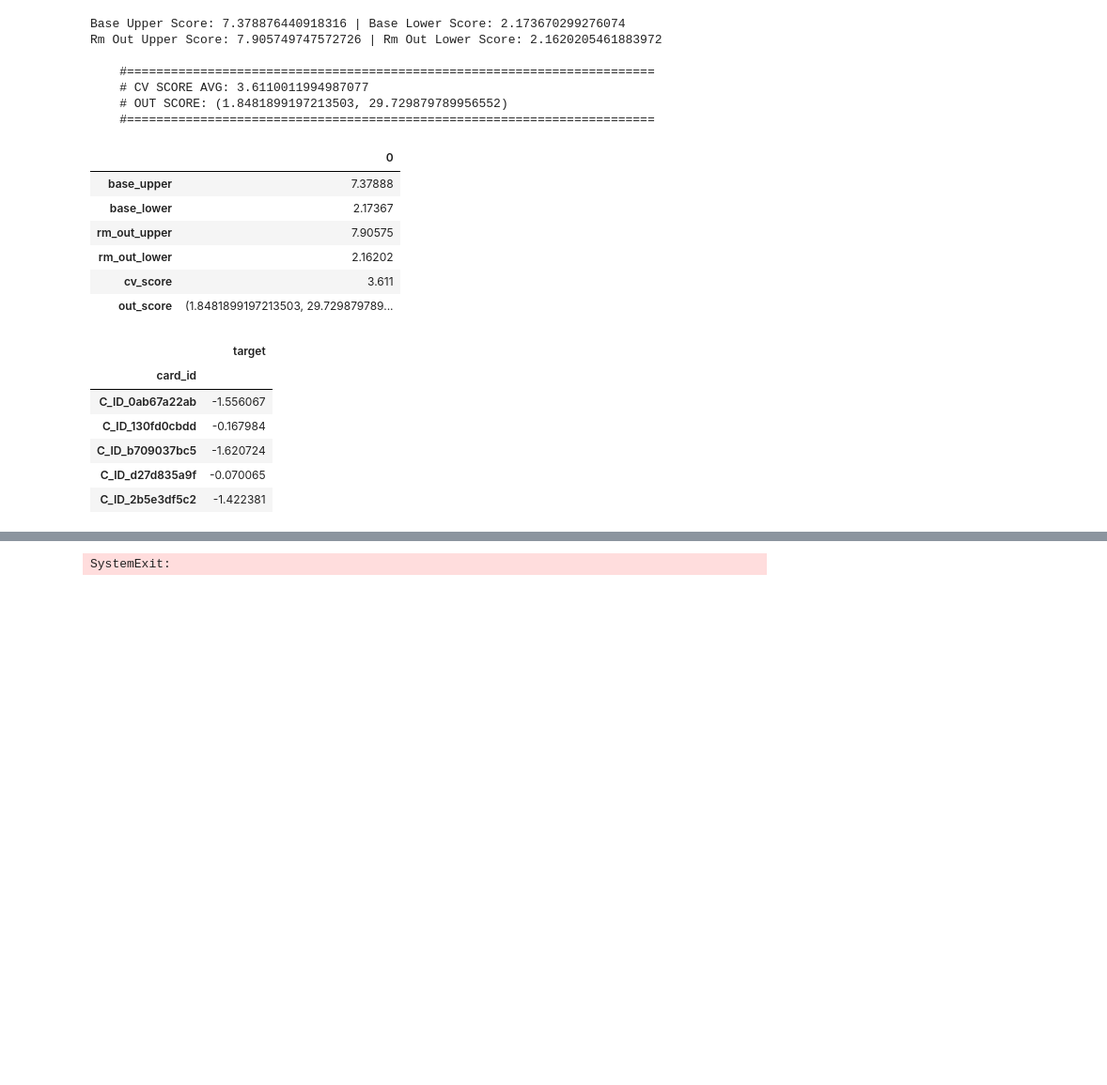
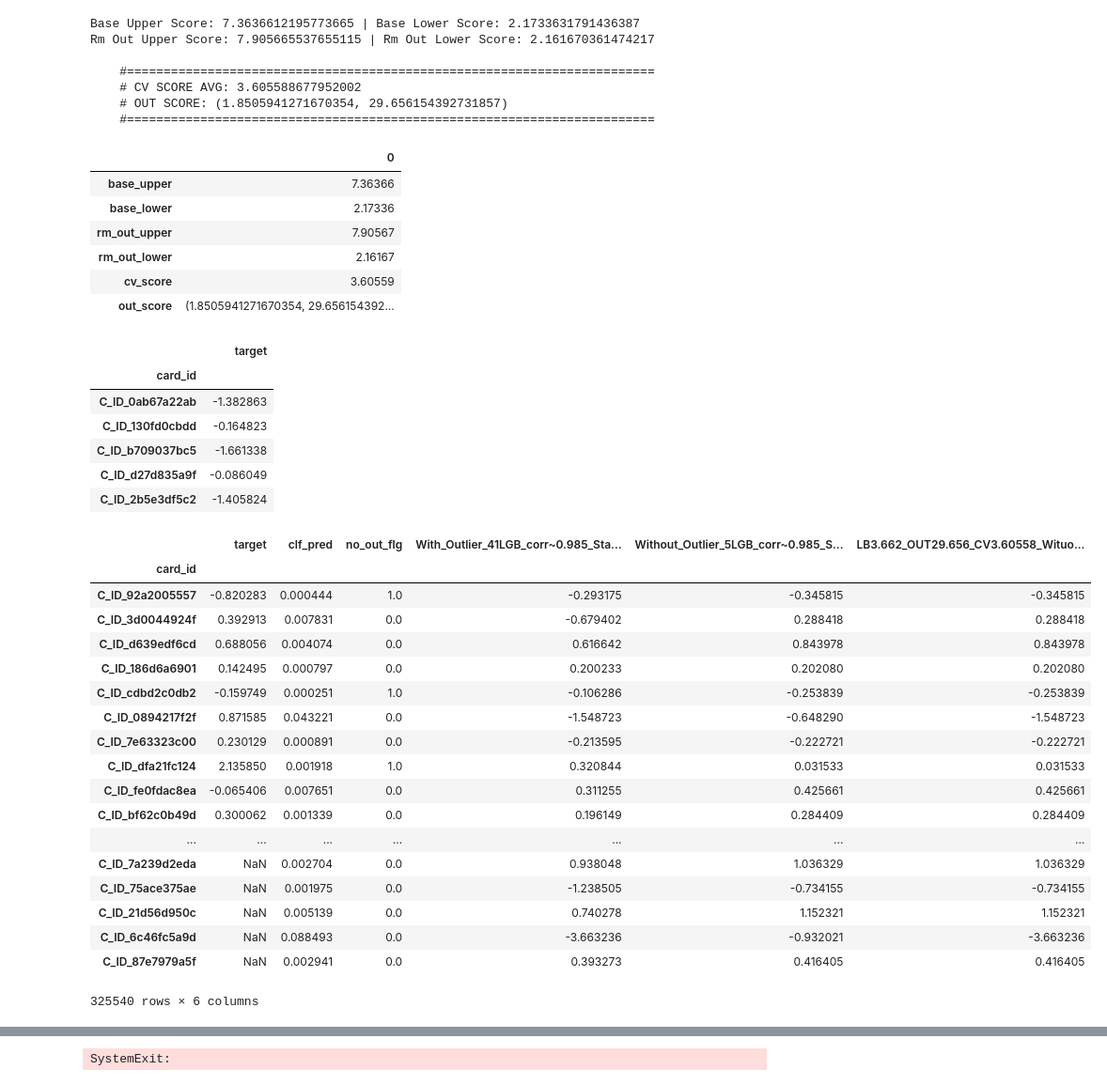
Before and after one commit to Chestnut1999/Elo-Recommendation-23place, a Jupyter notebook: jpy/225_elo_blender_exp.ipynb, the cells around one changed output, grey strips where cells are left out. Shown at 94% size. Saved outputs shown, nothing was run; the diff lists cells and outputs as text; code cells hidden in the pictures; blank space fills up the shorter version.

```diff
--- a/jpy/225_elo_blender_exp.ipynb
+++ b/jpy/225_elo_blender_exp.ipynb
@@ -121,11 +121,13 @@ clf_out_cols = []
 #========================================================================
 # Base Model Load
 base = utils.read_df_pkl('../input/base_no_out_clf.gz')[[key, target, 'clf_pred', 'no_out_flg']].set_index(key)
+alijs_type = pd.read_csv('../input/card_ids_grouping.csv').set_index(key)
+base['type'] = alijs_type['type']
 ens_list = glob.glob('../ensemble/lgb_ensemble/*.gz')
 # ens_list = ['../model/LB3665_set/0213_152_stack_ridge_set-all_lgb27_NN0_other0_OUT29.7052_CV3.616445337563796_LB.gz']
 # ens_list = ['../model/LB3664_set/0214_074_stack_ridge_set-all_lgb20_NN0_other0_OUT29.7295_CV3.618401419254512_LB.gz']
 # lb3664_list = ['../ensemble/0215_083_stack_submit_OUT29-7593_CV3-61266_LB3-664.gz']
-ens_list = glob.glob('../stack/0217_084*.gz')
+ens_list = glob.glob('../stack/0220_222_stack_ridge_set-all_valid-term-seed328_lgb41_NN0_ridge0_ext0_rmf0_OUT29.6294_CV3.611435147657334_LB.gz')
 for path in ens_list:
     try:
         cv = re.search(r'CV([^/.]*)_LB.gz', path.replace('.', '-')).group(1)
@@ -184,8 +186,9 @@ if is_no_out_flg:
 #========================================================================
 # No Out Model
 if is_rm_out:
-    rm_out_list = ['../stack/0215_083_stack_ridge_set-rm_out_lgb20_NN0_other0_OUT0_CV1.5464357357745486_LB.gz']
-    rm_out_list += ['../stack/0215_230_stack_ridge_set-rm_out_lgb20_NN0_ridge1_ext1_rmf1_OUT0_CV8.408986180641215_LB.gz']
+    rm_out_list = ['../stack/0220_224_stack_ridge_set-rm_out_valid-term-seed328_lgb5_NN0_ridge0_ext0_rmf0_OUT0_CV1.5459512546222733_LB.gz']
+#     rm_out_list = ['../stack/dir_level2/0215_083_stack_ridge_set-rm_out_lgb20_NN0_other0_OUT0_CV1.5464357357745486_LB.gz']
+    rm_out_list += ['../stack/dir_level2/0215_230_stack_ridge_set-rm_out_lgb20_NN0_ridge1_ext1_rmf1_OUT0_CV8.408986180641215_LB.gz']
 #     rm_out_list = ['../ensemble/rm_outlier_ensemble/0215_222_no_out_lgb_out_part-no_out_valid-term_foldseed328_ESET0_row199710_lr0.01_235feats_3seed_70leaves_colsample0.325582_iter1944_OUT0_CV8-41402353053297_LB.gz']
 #     rm_out_list = glob.glob('../ensemble/rm_outlier_ensemble/*.gz')
 
@@ -287,27 +270,52 @@ start_time = "{0:%Y%m%d_%H%M%S}".format(datetime.datetime.now())
 submit.to_csv(f'../submit/{start_time[4:12]}_submit_outlier_processing_blend_base{len(base_cols)}_clf_out{len(clf_out_cols)}_rm_out{len(rm_out_cols)}_no_out_blend0_minthres{min_thres}_OUT{str(out_score[0])[:6]}-{str(out_score[1])[:6]}_CV{str(cv_score)[:7]}_LB')
 display(submit.head())
 # %% [output]
-Base Upper Score: 7.378876440918316 | Base Lower Score: 2.173670299276074
-Rm Out Upper Score: 7.905749747572726 | Rm Out Lower Score: 2.1620205461883972
+Base Upper Score: 7.3636612195773665 | Base Lower Score: 2.1733631791436387
+Rm Out Upper Score: 7.905665537655115 | Rm Out Lower Score: 2.161670361474217
 
     #========================================================================
-    # CV SCORE AVG: 3.6110011994987077
-    # OUT SCORE: (1.8481899197213503, 29.729879789956552)
+    # CV SCORE AVG: 3.605588677952002
+    # OUT SCORE: (1.8505941271670354, 29.656154392731857)
     #========================================================================
 |  | 0 |
-| base_upper | 7.37888 |
-| base_lower | 2.17367 |
-| rm_out_upper | 7.90575 |
-| rm_out_lower | 2.16202 |
-| cv_score | 3.611 |
-| out_score | (1.8481899197213503, 29.729879789... |
+| base_upper | 7.36366 |
+| base_lower | 2.17336 |
+| rm_out_upper | 7.90567 |
+| rm_out_lower | 2.16167 |
+| cv_score | 3.60559 |
+| out_score | (1.8505941271670354, 29.656154392... |
 |  | target |
 | card_id |  |
-| C_ID_0ab67a22ab | -1.556067 |
-| C_ID_130fd0cbdd | -0.167984 |
-| C_ID_b709037bc5 | -1.620724 |
-| C_ID_d27d835a9f | -0.070065 |
-| C_ID_2b5e3df5c2 | -1.422381 |
+| C_ID_0ab67a22ab | -1.382863 |
+| C_ID_130fd0cbdd | -0.164823 |
+| C_ID_b709037bc5 | -1.661338 |
+| C_ID_d27d835a9f | -0.086049 |
+| C_ID_2b5e3df5c2 | -1.405824 |
+# %%
+pred_col_list = [target, 'clf_pred', 'no_out_flg', 'base_pred', 'rm_out_pred', 'prediction']
+base = base[pred_col_list].rename(columns={'base_pred':'With_Outlier_41LGB_corr~0.985_Stack_OUT29.6294_CV3.611435', 'rm_out_pred':'Without_Outlier_5LGB_corr~0.985_Stack_CV1.54595', 'prediction':'LB3.662_OUT29.656_CV3.60558_WituoutOut1.85059'})
+# utils.to_pkl_gzip(obj=base, path='../output/0220_234_elo_OOF_LB3662_and_2Stack_OOF')
+base
+# %% [output]
+|  | target | clf_pred | no_out_flg | With_Outlier_41LGB_corr~0.985_Sta... | Without_Outlier_5LGB_corr~0.985_S... | LB3.662_OUT29.656_CV3.60558_Wituo... |
+| card_id |  |  |  |  |  |  |
+| C_ID_92a2005557 | -0.820283 | 0.000444 | 1.0 | -0.293175 | -0.345815 | -0.345815 |
+| C_ID_3d0044924f | 0.392913 | 0.007831 | 0.0 | -0.679402 | 0.288418 | 0.288418 |
+| C_ID_d639edf6cd | 0.688056 | 0.004074 | 0.0 | 0.616642 | 0.843978 | 0.843978 |
+| C_ID_186d6a6901 | 0.142495 | 0.000797 | 0.0 | 0.200233 | 0.202080 | 0.202080 |
+| C_ID_cdbd2c0db2 | -0.159749 | 0.000251 | 1.0 | -0.106286 | -0.253839 | -0.253839 |
+| C_ID_0894217f2f | 0.871585 | 0.043221 | 0.0 | -1.548723 | -0.648290 | -1.548723 |
+| C_ID_7e63323c00 | 0.230129 | 0.000891 | 0.0 | -0.213595 | -0.222721 | -0.222721 |
+| C_ID_dfa21fc124 | 2.135850 | 0.001918 | 1.0 | 0.320844 | 0.031533 | 0.031533 |
+| C_ID_fe0fdac8ea | -0.065406 | 0.007651 | 0.0 | 0.311255 | 0.425661 | 0.425661 |
+| C_ID_bf62c0b49d | 0.300062 | 0.001339 | 0.0 | 0.196149 | 0.284409 | 0.284409 |
+| ... | ... | ... | ... | ... | ... | ... |
+| C_ID_7a239d2eda | NaN | 0.002704 | 0.0 | 0.938048 | 1.036329 | 1.036329 |
+| C_ID_75ace375ae | NaN | 0.001975 | 0.0 | -1.238505 | -0.734155 | -0.734155 |
+| C_ID_21d56d950c | NaN | 0.005139 | 0.0 | 0.740278 | 1.152321 | 1.152321 |
+| C_ID_6c46fc5a9d | NaN | 0.088493 | 0.0 | -3.663236 | -0.932021 | -3.663236 |
+| C_ID_87e7979a5f | NaN | 0.002941 | 0.0 | 0.393273 | 0.416405 | 0.416405 |
+325540 rows × 6 columns
 # %%
 utils.to_pkl_gzip(obj=base.reset_index()[[key, target, 'prediction']], path='../ensemble/good_submit_ensemble/0215_083_stack_submit_OUT29-7593_CV3-61266_LB3-664')
 # %%
```
Also changed, not shown: parts of 4 cells of this notebook, 7 other files.
